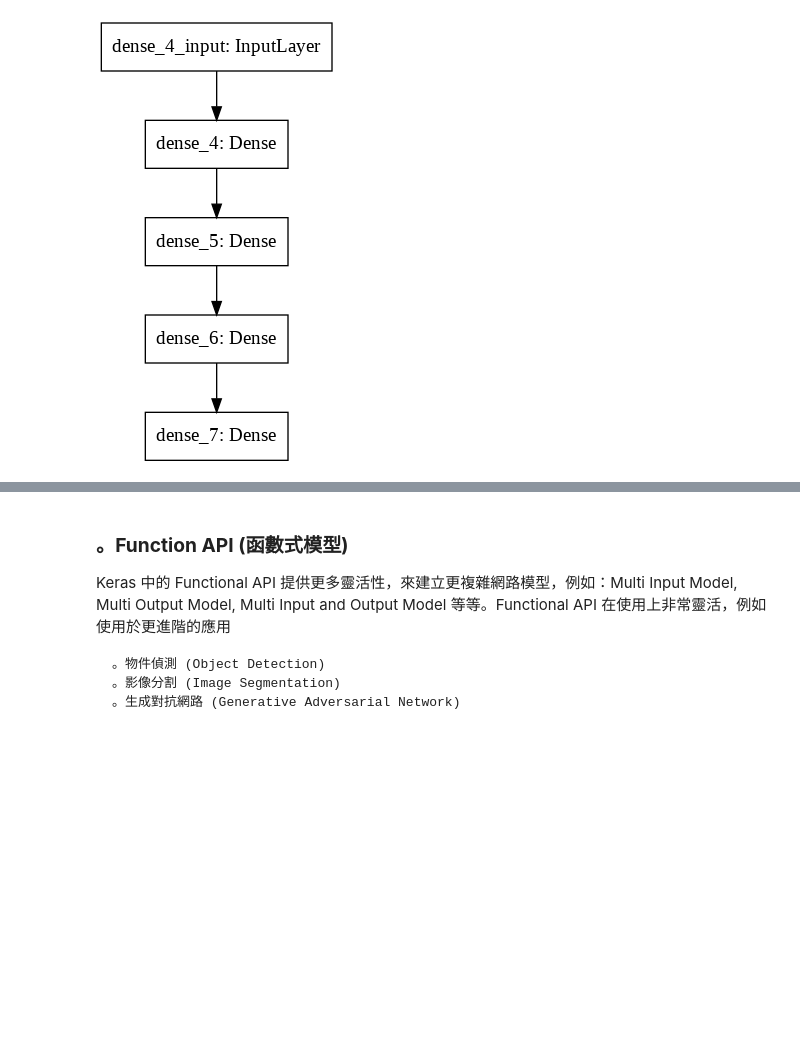
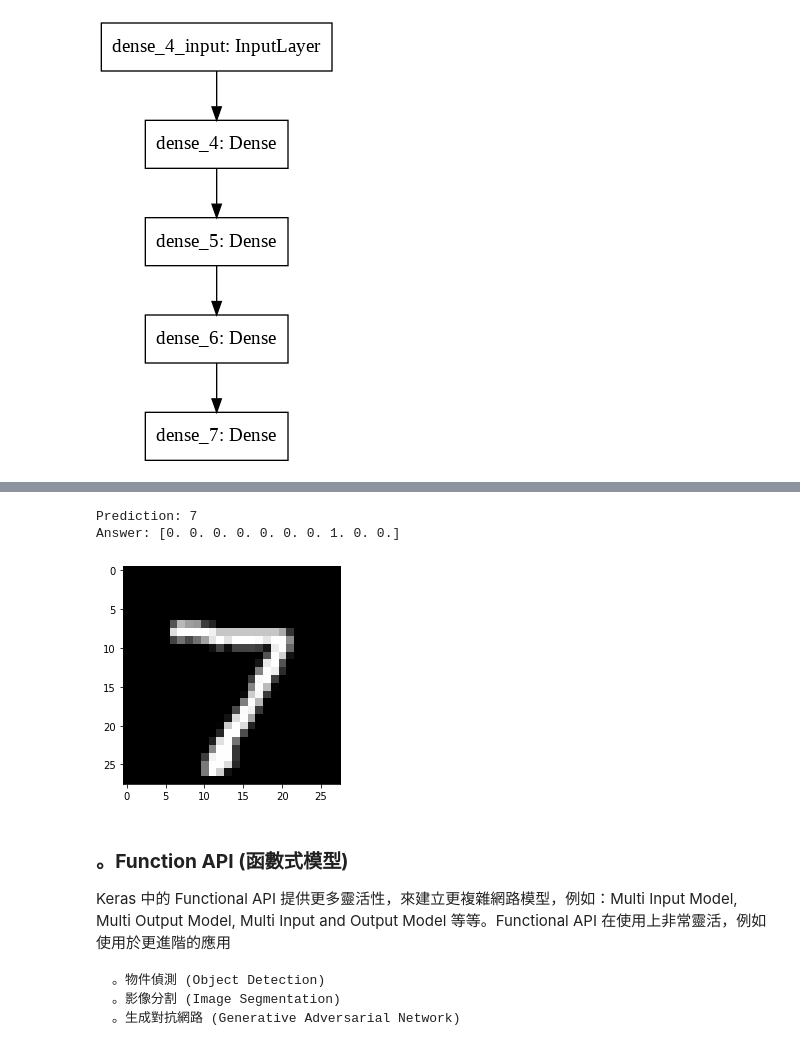
Before and after one commit to andyrkchang/THU_IE_AI_PROGRAM, a Jupyter notebook: 人工智慧導論.ipynb, the cells around one changed output, grey strips where cells are left out. Saved outputs shown, nothing was run; the diff lists cells and outputs as text; code cells hidden in the pictures; blank space fills up the shorter version.

```diff
--- a/人工智慧導論.ipynb
+++ b/人工智慧導論.ipynb
@@ -403,0 +535,10 @@ Image('Sequential_Model.png')
+# %%
+# Train
+model.fit(x_train, y_train,
+          batch_size=batch_size,
+          epochs=epochs,
+          verbose=1,
+          validation_data=(x_validate, y_validate))
+score = model.evaluate(x_validate, y_validate, verbose=0)
+print('Test loss:', score[0])
+print('Test accuracy:', score[1])
@@ -403,0 +566,3 @@ Image('Sequential_Model.png')
+# %%
+# Load Model
+CNNmodel = load_model('./CNN_Mnist.h5')
@@ -404,3 +651,9 @@ Image('Sequential_Model.png')
+# %%
+one_img_predict(CNNmodel, 0)
+# %% [output]
+Prediction: 7
+Answer: [0. 0. 0. 0. 0. 0. 0. 1. 0. 0.]
+[figure, added]
 # %% [markdown]
 ### **。Function API (函數式模型)**
 
```
Also changed, not shown: parts of 25 cells of this notebook.
